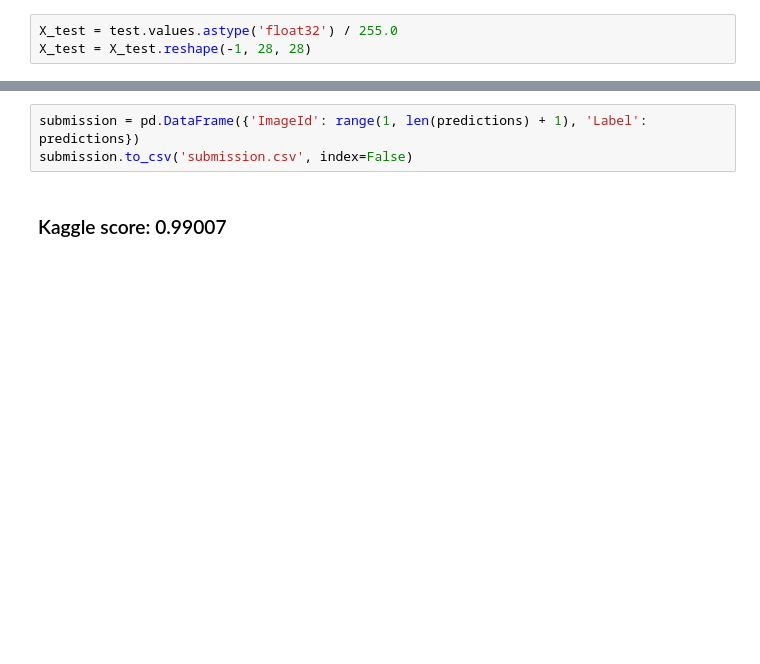
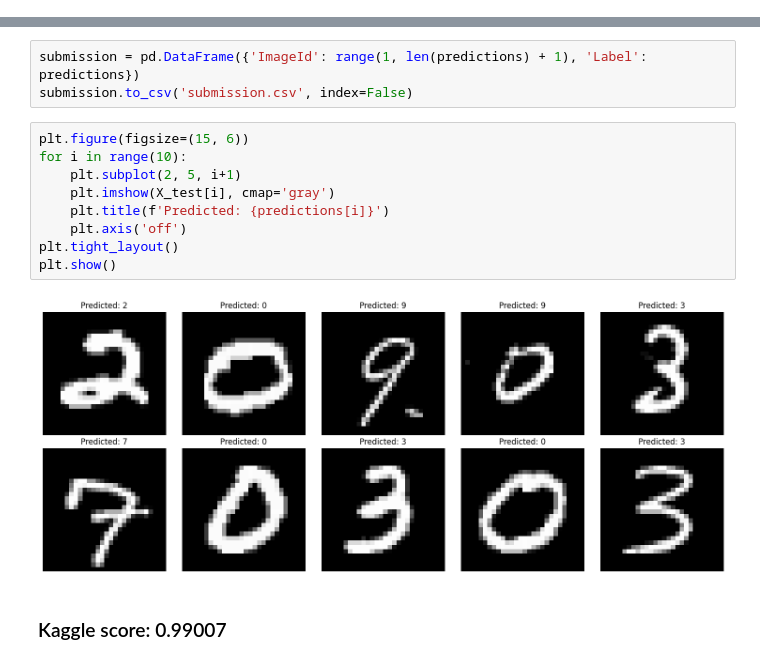
Before and after one commit to den1ksk/Digit-Recognizer, a Jupyter notebook: MNIST Kaggle pyTorch.ipynb, the cells around one changed output, grey strips where cells are left out. Drawn from its saved outputs; the diff is of its cells as text; blank space fills up the shorter version.

```diff
--- a/MNIST Kaggle pyTorch.ipynb
+++ b/MNIST Kaggle pyTorch.ipynb
@@ -20,3 +31,0 @@ X_train = X_train.reshape(-1, 28, 28).astype('float32') / 255.0
-# %%
-X_test = test.values.astype('float32') / 255.0
-X_test = X_test.reshape(-1, 28, 28)
@@ -133,5 +164,16 @@ with torch.no_grad():
 # %%
 submission = pd.DataFrame({'ImageId': range(1, len(predictions) + 1), 'Label': predictions})
 submission.to_csv('submission.csv', index=False)
+# %%
+plt.figure(figsize=(15, 6))
+for i in range(10):
+    plt.subplot(2, 5, i+1)
+    plt.imshow(X_test[i], cmap='gray')
+    plt.title(f'Predicted: {predictions[i]}')
+    plt.axis('off')
+plt.tight_layout()
+plt.show()
+# %% [output]
+[figure, added]
 # %% [markdown]
 ### Kaggle score: 0.99007
```
Also changed, not shown: parts of 9 cells of this notebook.
